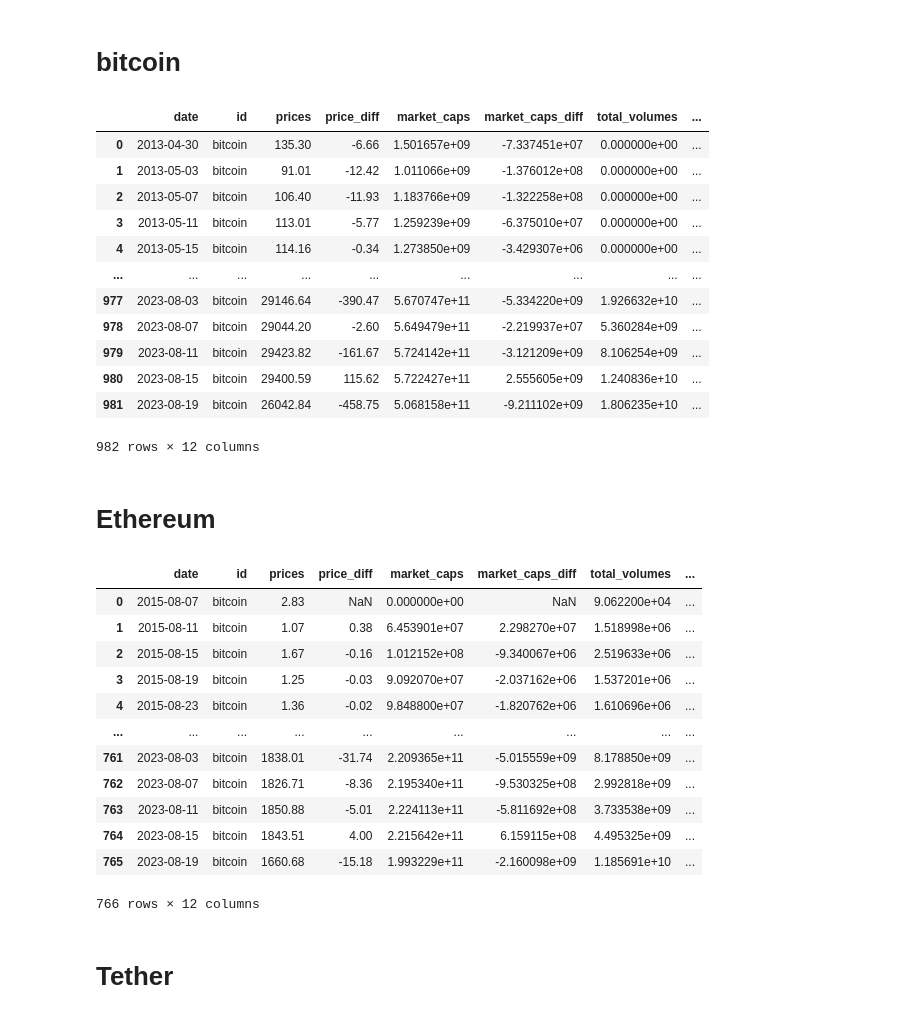
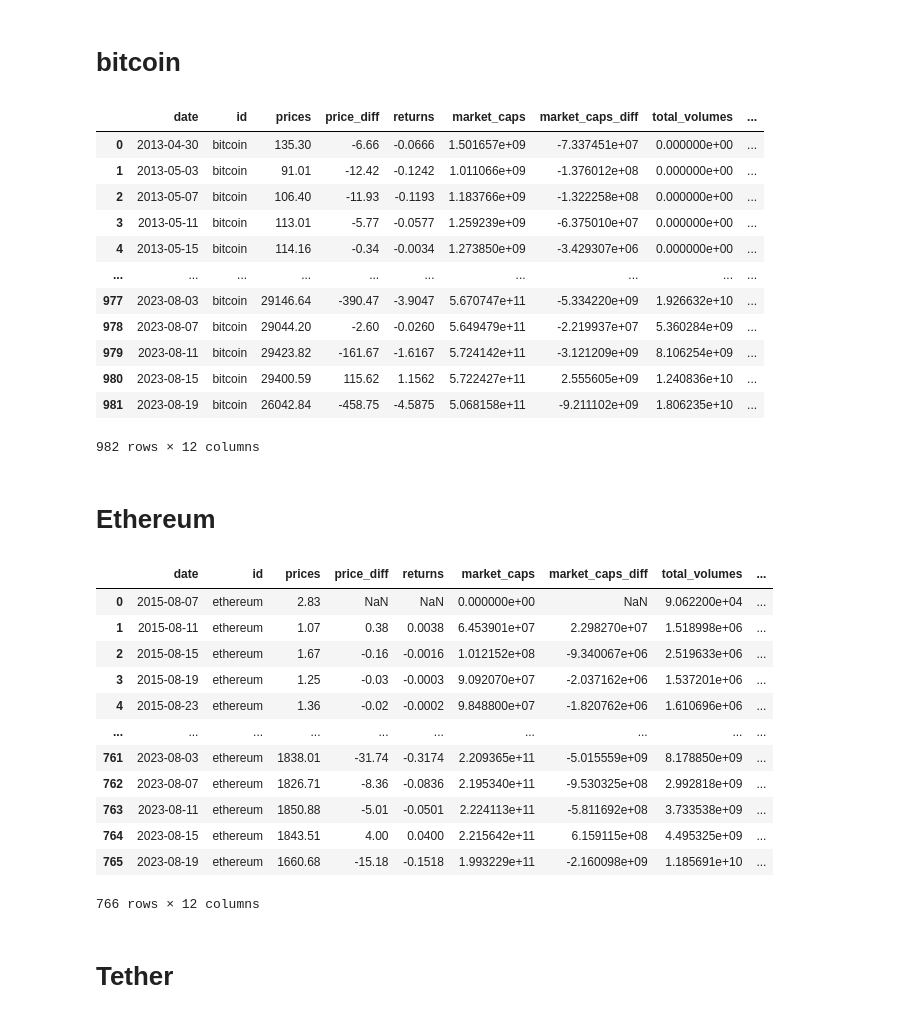
Before and after one commit to gdelrio0410/PI_2_Cryptocurrency_Market_DA, a Jupyter notebook: ETL/coins_information.ipynb, the cells around one changed output. Saved outputs shown, nothing was run; the diff lists cells and outputs as text; code cells hidden in the pictures.

```diff
--- a/ETL/coins_information.ipynb
+++ b/ETL/coins_information.ipynb
@@ -23,47 +23,47 @@ bitcoin_market_data_df['id'] = 'bitcoin'
 
 # Convertir la columna 'prices' a tipo float
 bitcoin_market_data_df['prices'] = bitcoin_market_data_df['prices'].astype(float)
 bitcoin_market_data_df['market_caps'] = bitcoin_market_data_df['market_caps'].astype(float)
 bitcoin_market_data_df['total_volumes'] = bitcoin_market_data_df['total_volumes'].astype(float)
 
 # Calcular la diferencia de prices, market_cap y total_volumes entre el día actual y el día anterior
 bitcoin_market_data_df['price_diff'] = bitcoin_market_data_df['prices'] - bitcoin_market_data_df['prices'].shift(1)
 bitcoin_market_data_df['market_caps_diff'] = bitcoin_market_data_df['market_caps'] - bitcoin_market_data_df['market_caps'].shift(1)
 bitcoin_market_data_df['total_volumes_diff'] = bitcoin_market_data_df['total_volumes'] - bitcoin_market_data_df['total_volumes'].shift(1)
+bitcoin_market_data_df["returns"] = bitcoin_market_data_df["price_diff"] / 100
 
-bitcoin_market_data_df
 
 # Convertir las columnas de fecha a tipo datetime
 bitcoin_market_data_df['timestamp'] = pd.to_datetime(bitcoin_market_data_df['timestamp'])
 bitcoin_ohlc['date'] = pd.to_datetime(bitcoin_ohlc['date'])
 
 # Unir los DataFrames utilizando merge
 bitcoin_df = pd.merge(bitcoin_market_data_df, bitcoin_ohlc, left_on='timestamp', right_on='date', how='inner')
 
 columns_to_drop = ['timestamp', "close"]
 bitcoin_df.drop(columns=columns_to_drop, inplace=True)
 
 # Reorganizar columnas
-new_order = ['date', 'id', 'prices', 'price_diff', 'market_caps', 'market_caps_diff', 'total_volumes', 'total_volumes_diff', 'date', 'open', 'high', 'low']
+new_order = ['date', 'id', 'prices', 'price_diff', "returns", 'market_caps', 'market_caps_diff', 'total_volumes', 'total_volumes_diff', 'open', 'high', 'low']
 bitcoin_df = bitcoin_df[new_order]
 
 # Exportar DataFrame a un archivo CSV
 bitcoin_df.to_csv('../Dataframes/bitcoin_df.csv', index=False)
 
 bitcoin_df
 # %% [output]
-|  | date | id | prices | price_diff | market_caps | market_caps_diff | total_volumes | ... |
-| 0 | 2013-04-30 | bitcoin | 135.30 | -6.66 | 1.501657e+09 | -7.337451e+07 | 0.000000e+00 | ... |
-| 1 | 2013-05-03 | bitcoin | 91.01 | -12.42 | 1.011066e+09 | -1.376012e+08 | 0.000000e+00 | ... |
-| 2 | 2013-05-07 | bitcoin | 106.40 | -11.93 | 1.183766e+09 | -1.322258e+08 | 0.000000e+00 | ... |
-| 3 | 2013-05-11 | bitcoin | 113.01 | -5.77 | 1.259239e+09 | -6.375010e+07 | 0.000000e+00 | ... |
-| 4 | 2013-05-15 | bitcoin | 114.16 | -0.34 | 1.273850e+09 | -3.429307e+06 | 0.000000e+00 | ... |
-| ... | ... | ... | ... | ... | ... | ... | ... | ... |
-| 977 | 2023-08-03 | bitcoin | 29146.64 | -390.47 | 5.670747e+11 | -5.334220e+09 | 1.926632e+10 | ... |
-| 978 | 2023-08-07 | bitcoin | 29044.20 | -2.60 | 5.649479e+11 | -2.219937e+07 | 5.360284e+09 | ... |
-| 979 | 2023-08-11 | bitcoin | 29423.82 | -161.67 | 5.724142e+11 | -3.121209e+09 | 8.106254e+09 | ... |
-| 980 | 2023-08-15 | bitcoin | 29400.59 | 115.62 | 5.722427e+11 | 2.555605e+09 | 1.240836e+10 | ... |
-| 981 | 2023-08-19 | bitcoin | 26042.84 | -458.75 | 5.068158e+11 | -9.211102e+09 | 1.806235e+10 | ... |
+|  | date | id | prices | price_diff | returns | market_caps | market_caps_diff | total_volumes | ... |
+| 0 | 2013-04-30 | bitcoin | 135.30 | -6.66 | -0.0666 | 1.501657e+09 | -7.337451e+07 | 0.000000e+00 | ... |
+| 1 | 2013-05-03 | bitcoin | 91.01 | -12.42 | -0.1242 | 1.011066e+09 | -1.376012e+08 | 0.000000e+00 | ... |
+| 2 | 2013-05-07 | bitcoin | 106.40 | -11.93 | -0.1193 | 1.183766e+09 | -1.322258e+08 | 0.000000e+00 | ... |
+| 3 | 2013-05-11 | bitcoin | 113.01 | -5.77 | -0.0577 | 1.259239e+09 | -6.375010e+07 | 0.000000e+00 | ... |
+| 4 | 2013-05-15 | bitcoin | 114.16 | -0.34 | -0.0034 | 1.273850e+09 | -3.429307e+06 | 0.000000e+00 | ... |
+| ... | ... | ... | ... | ... | ... | ... | ... | ... | ... |
+| 977 | 2023-08-03 | bitcoin | 29146.64 | -390.47 | -3.9047 | 5.670747e+11 | -5.334220e+09 | 1.926632e+10 | ... |
+| 978 | 2023-08-07 | bitcoin | 29044.20 | -2.60 | -0.0260 | 5.649479e+11 | -2.219937e+07 | 5.360284e+09 | ... |
+| 979 | 2023-08-11 | bitcoin | 29423.82 | -161.67 | -1.6167 | 5.724142e+11 | -3.121209e+09 | 8.106254e+09 | ... |
+| 980 | 2023-08-15 | bitcoin | 29400.59 | 115.62 | 1.1562 | 5.722427e+11 | 2.555605e+09 | 1.240836e+10 | ... |
+| 981 | 2023-08-19 | bitcoin | 26042.84 | -458.75 | -4.5875 | 5.068158e+11 | -9.211102e+09 | 1.806235e+10 | ... |
 982 rows × 12 columns
 # %% [markdown]
 # Ethereum
@@ -73,7 +73,7 @@ ethereum_ohlc = myFunctions.coin_ohlc("ethereum")
 ethereum_coin_market_data = myFunctions.coin_market_chart_data("ethereum", start_time, end_time)
 ethereum_market_data_df = myFunctions.get_coin_market_dataframe(ethereum_coin_market_data)
 
-ethereum_market_data_df['id'] = 'bitcoin'
+ethereum_market_data_df['id'] = 'ethereum'
 # Convertir la columna 'prices' a tipo float
 ethereum_market_data_df['prices'] = ethereum_market_data_df['prices'].astype(float)
 ethereum_market_data_df['market_caps'] = ethereum_market_data_df['market_caps'].astype(float)
@@ -83,8 +83,8 @@ ethereum_market_data_df['total_volumes'] = ethereum_market_data_df['total_volume
 ethereum_market_data_df['price_diff'] = ethereum_market_data_df['prices'] - ethereum_market_data_df['prices'].shift(1)
 ethereum_market_data_df['market_caps_diff'] = ethereum_market_data_df['market_caps'] - ethereum_market_data_df['market_caps'].shift(1)
 ethereum_market_data_df['total_volumes_diff'] = ethereum_market_data_df['total_volumes'] - ethereum_market_data_df['total_volumes'].shift(1)
+ethereum_market_data_df["returns"] = ethereum_market_data_df["price_diff"] / 100
 
-ethereum_market_data_df
 
 # Convertir las columnas de fecha a tipo datetime
 ethereum_market_data_df['timestamp'] = pd.to_datetime(ethereum_market_data_df['timestamp'])
@@ -97,7 +97,7 @@ columns_to_drop = ['timestamp', "close"]
 ethereum_df.drop(columns=columns_to_drop, inplace=True)
 
 # Reorganizar columnas
-new_order = ['date', 'id', 'prices', 'price_diff', 'market_caps', 'market_caps_diff', 'total_volumes', 'total_volumes_diff', 'date', 'open', 'high', 'low']
+new_order = ['date', 'id', 'prices', 'price_diff', "returns", 'market_caps', 'market_caps_diff', 'total_volumes', 'total_volumes_diff', 'open', 'high', 'low']
 ethereum_df = ethereum_df[new_order]
 
 # Exportar DataFrame a un archivo CSV
@@ -105,18 +105,18 @@ ethereum_df.to_csv('../Dataframes/ethereum_df.csv', index=False)
 
 ethereum_df
 # %% [output]
-|  | date | id | prices | price_diff | market_caps | market_caps_diff | total_volumes | ... |
-| 0 | 2015-08-07 | bitcoin | 2.83 | NaN | 0.000000e+00 | NaN | 9.062200e+04 | ... |
-| 1 | 2015-08-11 | bitcoin | 1.07 | 0.38 | 6.453901e+07 | 2.298270e+07 | 1.518998e+06 | ... |
-| 2 | 2015-08-15 | bitcoin | 1.67 | -0.16 | 1.012152e+08 | -9.340067e+06 | 2.519633e+06 | ... |
-| 3 | 2015-08-19 | bitcoin | 1.25 | -0.03 | 9.092070e+07 | -2.037162e+06 | 1.537201e+06 | ... |
-| 4 | 2015-08-23 | bitcoin | 1.36 | -0.02 | 9.848800e+07 | -1.820762e+06 | 1.610696e+06 | ... |
-| ... | ... | ... | ... | ... | ... | ... | ... | ... |
-| 761 | 2023-08-03 | bitcoin | 1838.01 | -31.74 | 2.209365e+11 | -5.015559e+09 | 8.178850e+09 | ... |
-| 762 | 2023-08-07 | bitcoin | 1826.71 | -8.36 | 2.195340e+11 | -9.530325e+08 | 2.992818e+09 | ... |
-| 763 | 2023-08-11 | bitcoin | 1850.88 | -5.01 | 2.224113e+11 | -5.811692e+08 | 3.733538e+09 | ... |
-| 764 | 2023-08-15 | bitcoin | 1843.51 | 4.00 | 2.215642e+11 | 6.159115e+08 | 4.495325e+09 | ... |
-| 765 | 2023-08-19 | bitcoin | 1660.68 | -15.18 | 1.993229e+11 | -2.160098e+09 | 1.185691e+10 | ... |
+|  | date | id | prices | price_diff | returns | market_caps | market_caps_diff | total_volumes | ... |
+| 0 | 2015-08-07 | ethereum | 2.83 | NaN | NaN | 0.000000e+00 | NaN | 9.062200e+04 | ... |
+| 1 | 2015-08-11 | ethereum | 1.07 | 0.38 | 0.0038 | 6.453901e+07 | 2.298270e+07 | 1.518998e+06 | ... |
+| 2 | 2015-08-15 | ethereum | 1.67 | -0.16 | -0.0016 | 1.012152e+08 | -9.340067e+06 | 2.519633e+06 | ... |
+| 3 | 2015-08-19 | ethereum | 1.25 | -0.03 | -0.0003 | 9.092070e+07 | -2.037162e+06 | 1.537201e+06 | ... |
+| 4 | 2015-08-23 | ethereum | 1.36 | -0.02 | -0.0002 | 9.848800e+07 | -1.820762e+06 | 1.610696e+06 | ... |
+| ... | ... | ... | ... | ... | ... | ... | ... | ... | ... |
+| 761 | 2023-08-03 | ethereum | 1838.01 | -31.74 | -0.3174 | 2.209365e+11 | -5.015559e+09 | 8.178850e+09 | ... |
+| 762 | 2023-08-07 | ethereum | 1826.71 | -8.36 | -0.0836 | 2.195340e+11 | -9.530325e+08 | 2.992818e+09 | ... |
+| 763 | 2023-08-11 | ethereum | 1850.88 | -5.01 | -0.0501 | 2.224113e+11 | -5.811692e+08 | 3.733538e+09 | ... |
+| 764 | 2023-08-15 | ethereum | 1843.51 | 4.00 | 0.0400 | 2.215642e+11 | 6.159115e+08 | 4.495325e+09 | ... |
+| 765 | 2023-08-19 | ethereum | 1660.68 | -15.18 | -0.1518 | 1.993229e+11 | -2.160098e+09 | 1.185691e+10 | ... |
 766 rows × 12 columns
 # %% [markdown]
 # Tether
```
Also changed, not shown: parts of 8 cells of this notebook, 13 other files.
